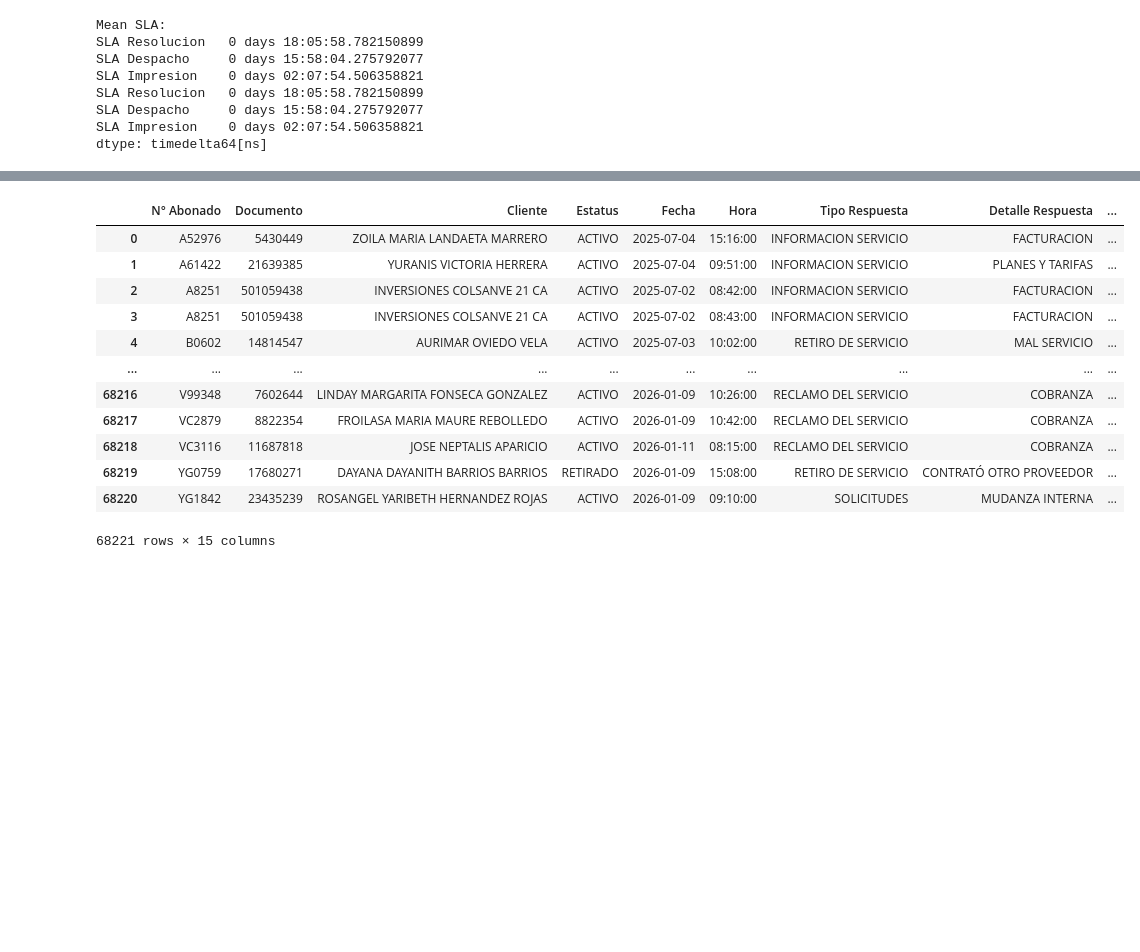
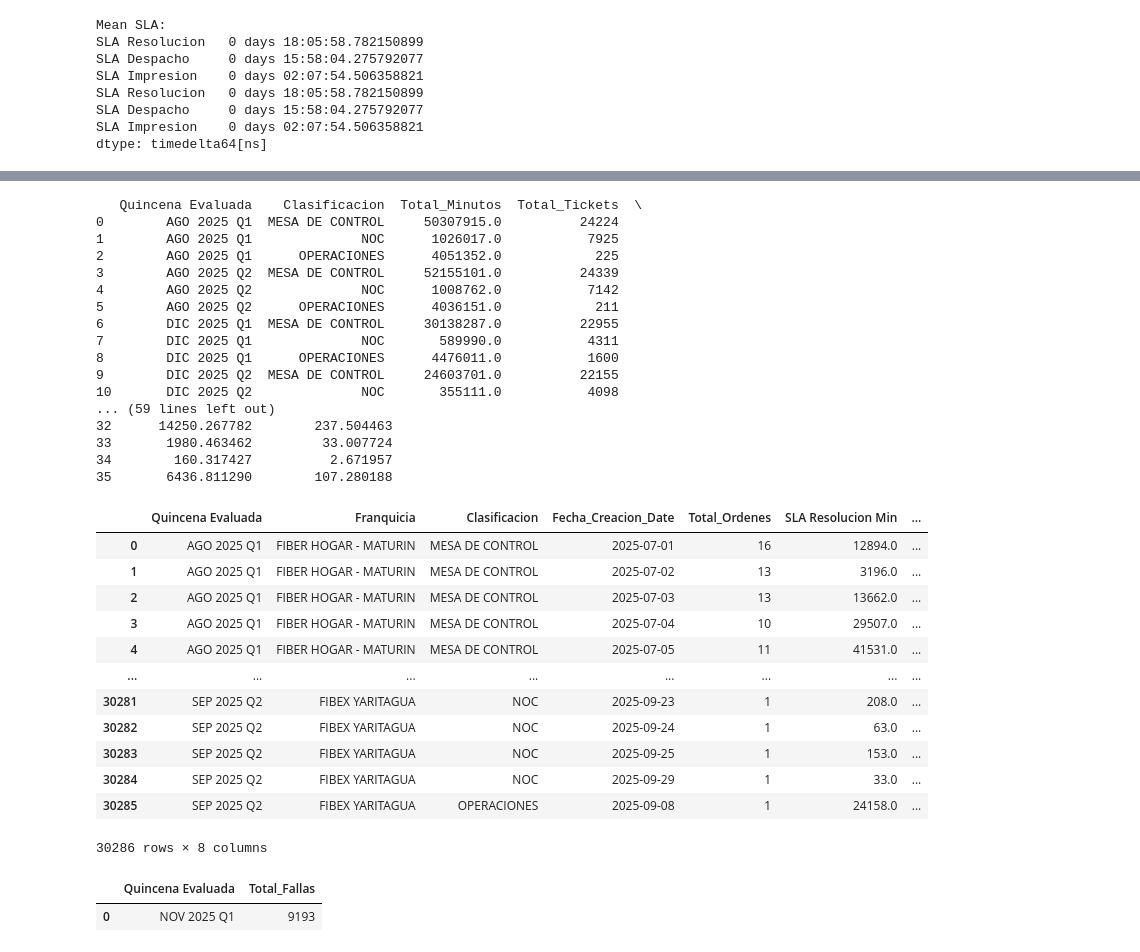
Before and after one commit to Artur030610/Data-Automated-Pipeline-Telecom, a Jupyter notebook: Ver_data.ipynb, the cells around one changed output, grey strips where cells are left out. Drawn from its saved outputs; the diff is of its cells as text; code cells hidden in the pictures; blank space fills up the shorter version.

```diff
--- a/Ver_data.ipynb
+++ b/Ver_data.ipynb
@@ -401,20 +401,64 @@ display(idf)
 # %%
 import pandas as pd
 import os
 
-df = pd.read_parquet(r"C:\Users\josperez\Documents\A-DataStack\01-Proyectos\01-Data_PipelinesFibex\02_Data_Lake\gold_data\Atencion_Cliente_Gold.parquet")
+df = pd.read_parquet(r"C:\Users\josperez\Documents\A-DataStack\01-Proyectos\01-Data_PipelinesFibex\02_Data_Lake\gold_data\SLA_Gold.parquet")
+# 1. Agrupamos por Quincena y Clasificación
+df_check = df.groupby(['Quincena Evaluada', 'Clasificacion']).agg(
+    Total_Minutos=('SLA Resolucion Min', 'sum'),  # Suma total del tiempo
+    Total_Tickets=('Total_Ordenes', 'sum')         # Conteo de tickets ÚNICOS
+).reset_index()
+
+# 2. Calculamos el Promedio Real (Ponderado)
+df_check['Promedio_SLA_Min'] = df_check['Total_Minutos'] / df_check['Total_Tickets']
+
+# Opcional: Ver en Horas
+df_check['Promedio_SLA_Hrs'] = df_check['Promedio_SLA_Min'] / 60
+
+# 3. Mostrar resultado
+print(df_check.sort_values(by=['Quincena Evaluada', 'Clasificacion']))
 display(df)
 # %% [output]
+   Quincena Evaluada    Clasificacion  Total_Minutos  Total_Tickets  \
+0        AGO 2025 Q1  MESA DE CONTROL     50307915.0          24224
+1        AGO 2025 Q1              NOC      1026017.0           7925
+2        AGO 2025 Q1      OPERACIONES      4051352.0            225
+3        AGO 2025 Q2  MESA DE CONTROL     52155101.0          24339
+4        AGO 2025 Q2              NOC      1008762.0           7142
+5        AGO 2025 Q2      OPERACIONES      4036151.0            211
+6        DIC 2025 Q1  MESA DE CONTROL     30138287.0          22955
+7        DIC 2025 Q1              NOC       589990.0           4311
+8        DIC 2025 Q1      OPERACIONES      4476011.0           1600
+9        DIC 2025 Q2  MESA DE CONTROL     24603701.0          22155
+10       DIC 2025 Q2              NOC       355111.0           4098
+... (59 lines left out)
+32      14250.267782        237.504463
+33       1980.463462         33.007724
+34        160.317427          2.671957
+35       6436.811290        107.280188
-|  | N° Abonado | Documento | Cliente | Estatus | Fecha | Hora | Tipo Respuesta | Detalle Respuesta | ... |
-| 0 | A52976 | 5430449 | ZOILA MARIA LANDAETA MARRERO | ACTIVO | 2025-07-04 | 15:16:00 | INFORMACION SERVICIO | FACTURACION | ... |
-| 1 | A61422 | 21639385 | YURANIS VICTORIA HERRERA | ACTIVO | 2025-07-04 | 09:51:00 | INFORMACION SERVICIO | PLANES Y TARIFAS | ... |
-| 2 | A8251 | 501059438 | INVERSIONES COLSANVE 21 CA | ACTIVO | 2025-07-02 | 08:42:00 | INFORMACION SERVICIO | FACTURACION | ... |
-| 3 | A8251 | 501059438 | INVERSIONES COLSANVE 21 CA | ACTIVO | 2025-07-02 | 08:43:00 | INFORMACION SERVICIO | FACTURACION | ... |
-| 4 | B0602 | 14814547 | AURIMAR OVIEDO VELA | ACTIVO | 2025-07-03 | 10:02:00 | RETIRO DE SERVICIO | MAL SERVICIO | ... |
-| ... | ... | ... | ... | ... | ... | ... | ... | ... | ... |
-| 68216 | V99348 | 7602644 | LINDAY MARGARITA FONSECA GONZALEZ | ACTIVO | 2026-01-09 | 10:26:00 | RECLAMO DEL SERVICIO | COBRANZA | ... |
-| 68217 | VC2879 | 8822354 | FROILASA MARIA MAURE REBOLLEDO | ACTIVO | 2026-01-09 | 10:42:00 | RECLAMO DEL SERVICIO | COBRANZA | ... |
-| 68218 | VC3116 | 11687818 | JOSE NEPTALIS APARICIO | ACTIVO | 2026-01-11 | 08:15:00 | RECLAMO DEL SERVICIO | COBRANZA | ... |
-| 68219 | YG0759 | 17680271 | DAYANA DAYANITH BARRIOS BARRIOS | RETIRADO | 2026-01-09 | 15:08:00 | RETIRO DE SERVICIO | CONTRATÓ OTRO PROVEEDOR | ... |
-| 68220 | YG1842 | 23435239 | ROSANGEL YARIBETH HERNANDEZ ROJAS | ACTIVO | 2026-01-09 | 09:10:00 | SOLICITUDES | MUDANZA INTERNA | ... |
+|  | Quincena Evaluada | Franquicia | Clasificacion | Fecha_Creacion_Date | Total_Ordenes | SLA Resolucion Min | ... |
+| 0 | AGO 2025 Q1 | FIBER HOGAR - MATURIN | MESA DE CONTROL | 2025-07-01 | 16 | 12894.0 | ... |
+| 1 | AGO 2025 Q1 | FIBER HOGAR - MATURIN | MESA DE CONTROL | 2025-07-02 | 13 | 3196.0 | ... |
+| 2 | AGO 2025 Q1 | FIBER HOGAR - MATURIN | MESA DE CONTROL | 2025-07-03 | 13 | 13662.0 | ... |
+| 3 | AGO 2025 Q1 | FIBER HOGAR - MATURIN | MESA DE CONTROL | 2025-07-04 | 10 | 29507.0 | ... |
+| 4 | AGO 2025 Q1 | FIBER HOGAR - MATURIN | MESA DE CONTROL | 2025-07-05 | 11 | 41531.0 | ... |
+| ... | ... | ... | ... | ... | ... | ... | ... |
+| 30281 | SEP 2025 Q2 | FIBEX YARITAGUA | NOC | 2025-09-23 | 1 | 208.0 | ... |
+| 30282 | SEP 2025 Q2 | FIBEX YARITAGUA | NOC | 2025-09-24 | 1 | 63.0 | ... |
+| 30283 | SEP 2025 Q2 | FIBEX YARITAGUA | NOC | 2025-09-25 | 1 | 153.0 | ... |
+| 30284 | SEP 2025 Q2 | FIBEX YARITAGUA | NOC | 2025-09-29 | 1 | 33.0 | ... |
+| 30285 | SEP 2025 Q2 | FIBEX YARITAGUA | OPERACIONES | 2025-09-08 | 1 | 24158.0 | ... |
-68221 rows × 15 columns
+30286 rows × 8 columns
+# %%
+import pandas as pd
+from utils import *
+from config import *
+import os
+
+df_abo = pd.read_parquet(r"C:\Users\josperez\Documents\A-DataStack\01-Proyectos\01-Data_PipelinesFibex\02_Data_Lake\gold_data\IdF_Gold.parquet")
+filter = df_abo[(df_abo["Quincena Evaluada"] == "NOV 2025 Q1") & (df_abo["Fecha_Creacion_Date"]).str.contains("2025-11")]
+franquicia = filter.groupby(["Quincena Evaluada"], as_index=False).sum("Total_Fallas")
+display(franquicia)
+# %% [output]
+|  | Quincena Evaluada | Total_Fallas |
+| 0 | NOV 2025 Q1 | 9193 |
```
Also changed, not shown: parts of 5 cells of this notebook, 24 other files.
